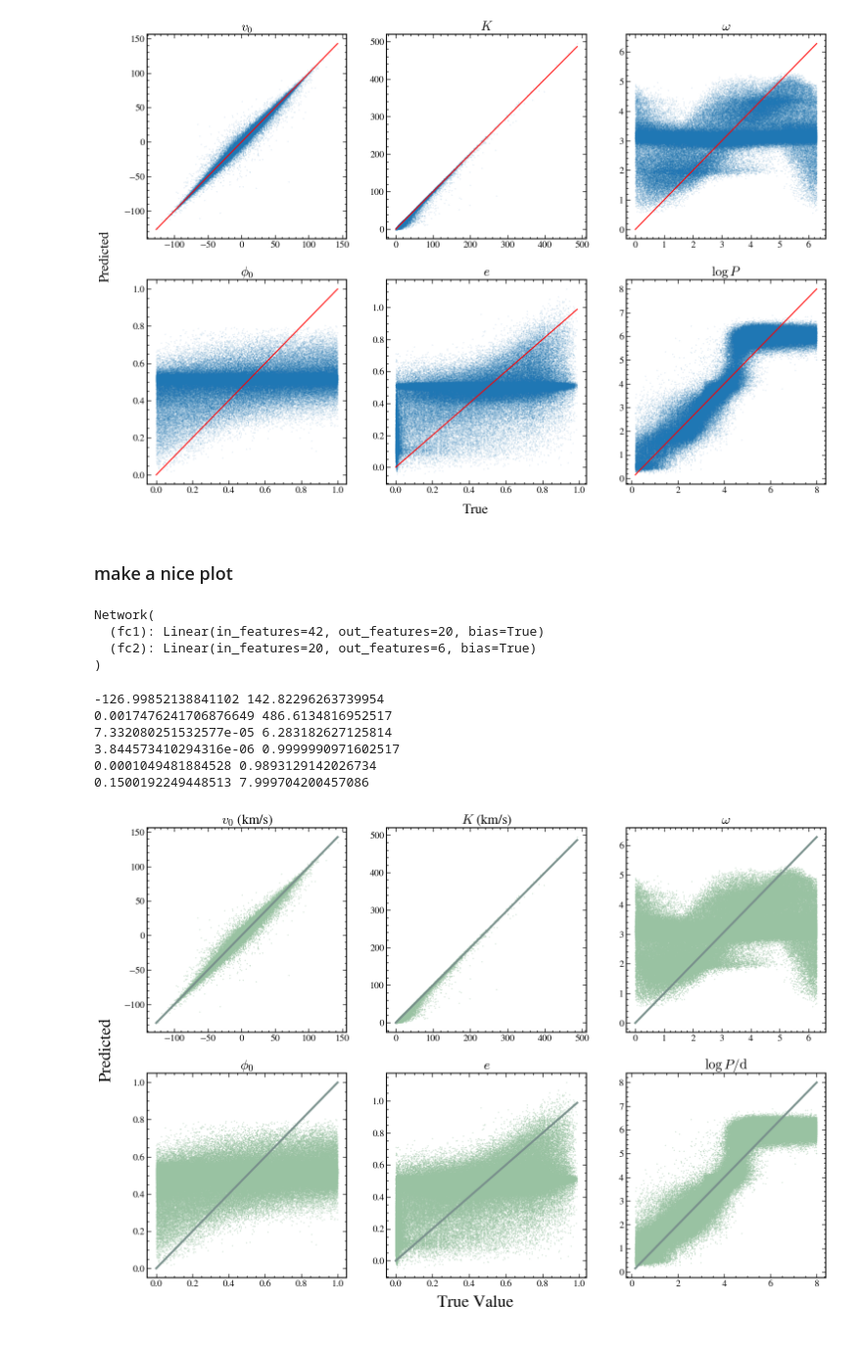
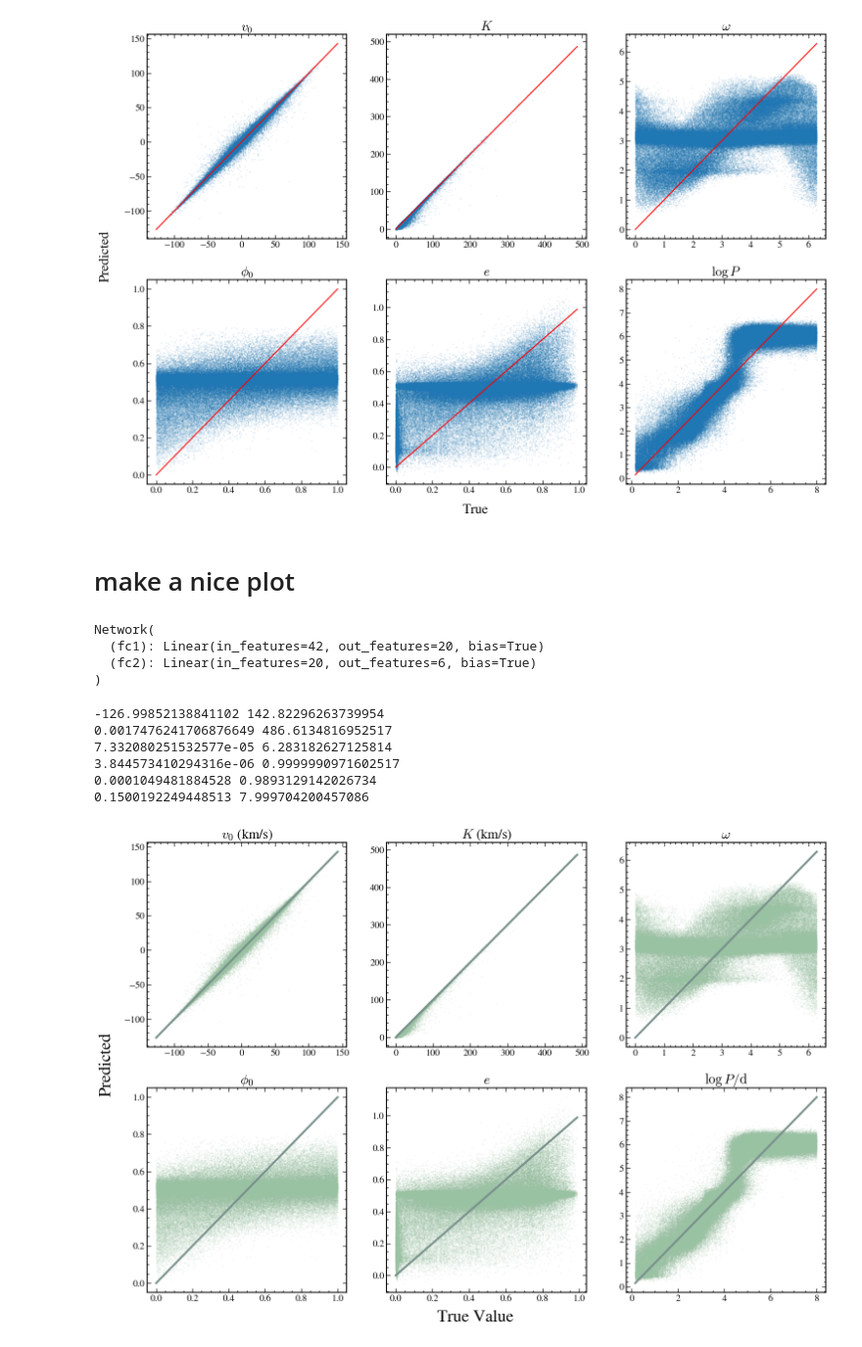
Before and after one commit to anya-m-phillips/ANKLES, a Jupyter notebook: train_baseline.ipynb, the cells around one changed output. Shown at 98% size. Saved outputs shown, nothing was run; the diff lists cells and outputs as text; code cells hidden in the pictures.

```diff
--- a/train_baseline.ipynb
+++ b/train_baseline.ipynb
@@ -40,7 +40,7 @@ def make_plot_nice(ax):
     ax.tick_params(direction='in',axis='both',which='major',length=6,width=1,labelsize=14)
     ax.minorticks_on()
     for axis in ['top','bottom','left','right']:
-        ax.spines[axis].set_linewidth(1.5)
+        ax.spines[axis].set_linewidth(1.)
 
     return
 
@@ -334,7 +336,7 @@ Text(0.07, 0.5, 'Predicted')
 ## save the model
 torch.save(MODEL.state_dict(), "models/baseline_MLP.pth")
 # %% [markdown]
-### make a nice plot
+# make a nice plot
 # %%
 MODEL = Network()
 MODEL.load_state_dict(torch.load('models/baseline_MLP.pth'))
@@ -353,32 +355,32 @@ y_pred_unnormalized = unnormalize_outputs(y_pred_numpy, y_train_unnorm)
 
 fig, [[ax1,ax2,ax3],[ax4,ax5,ax6]] = plt.subplots(2,3, figsize=[18,12])
 ax_list = [ax1,ax2,ax3,ax4,ax5,ax6]
 param_names = [r"$v_0$ (km/s)", r"$K$ (km/s)", r'$\omega$', r'$\phi_0$', r'$e$', r'$\log{P/\rm{d}}$']
 for i in range(y_pred.shape[1]):
     ax = ax_list[i]
     # if i==2 or i==3 or i==4 or i==5:
-    ax.scatter(y_test_unnorm[:,i], y_pred_unnormalized[:,i], s=.1,zorder=0, c='#99C2A2',rasterized=True)
+    ax.scatter(y_test_unnorm[:,i], y_pred_unnormalized[:,i], s=.01,zorder=0, c='#99C2A2',rasterized=True)
 
 
 
     mi = min(y_test_unnorm[:,i])
     ma = max(y_test_unnorm[:,i])
     print(mi, ma)
     ax.plot([mi,ma],[mi,ma], c='#7A918D', linewidth=3)
     ax.set_title(param_names[i], fontsize=20)
     make_plot_nice(ax)
 
 
 
 fig.text(0.5, 0.06, "True Value", ha='center', fontsize=25)
 fig.text(0.07, 0.5, "Predicted", rotation='vertical', va='center', fontsize=25)
 plt.savefig('plots/baseline_performance.pdf', dpi=300, bbox_inches="tight")
 plt.savefig('plots/baseline_performance.png', dpi=300, bbox_inches="tight")
 # %% [output]
 -126.99852138841102 142.82296263739954
 0.0017476241706876649 486.6134816952517
 7.332080251532577e-05 6.283182627125814
 3.844573410294316e-06 0.9999990971602517
 0.0001049481884528 0.9893129142026734
 0.1500192249448513 7.999704200457086
-[figure, old version]
+[figure, new version]
```
Also changed, not shown: parts of 2 cells of this notebook, 19 other files.
